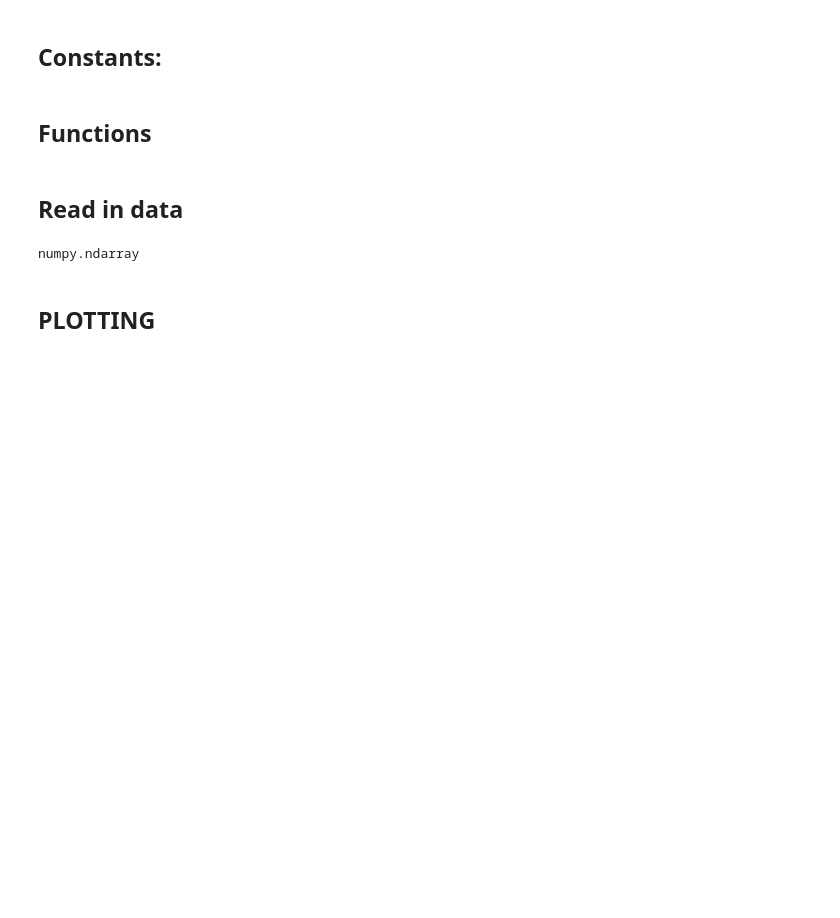
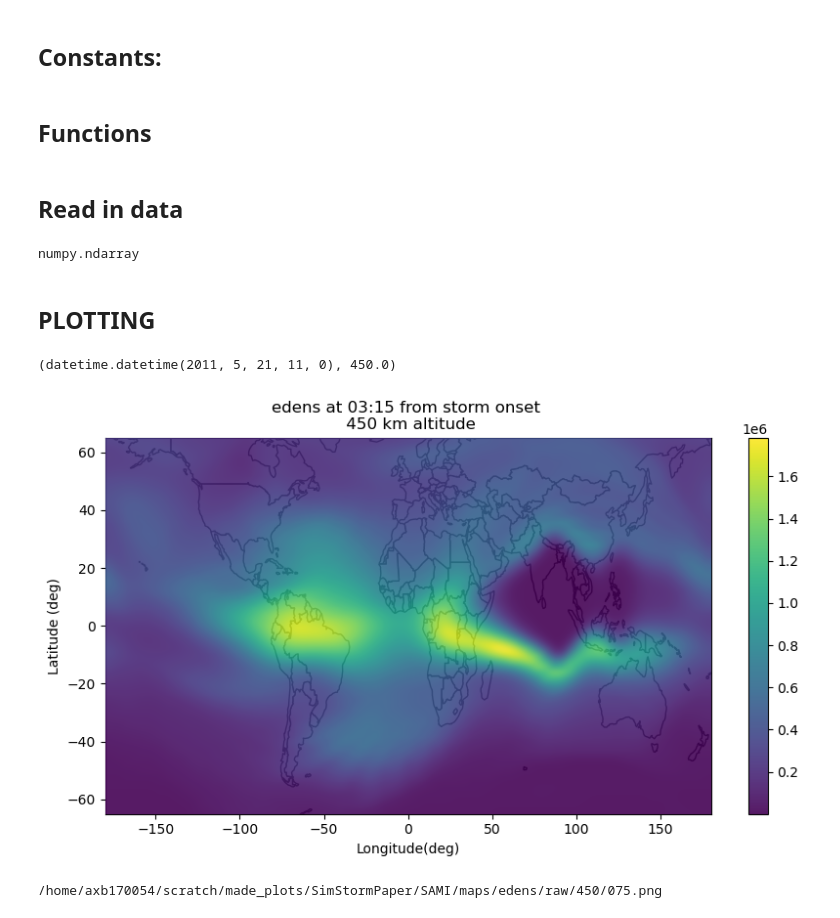
Before and after one commit to abukowski21/SAMI3-GITM-python, a Jupyter notebook: SamiKeosAndMaps.ipynb, the cells around one changed output. Cells and saved outputs as stored; diff of their text form; code cells hidden in the pictures; blank space fills up the shorter version.

```diff
--- a/SamiKeosAndMaps.ipynb
+++ b/SamiKeosAndMaps.ipynb
@@ -89,6 +90,13 @@ Available columns (for now) are:
 ## Functions
 # %%
 def read_sami_data():
+
+    """
+
+    return data_dict[col][number_time, lat, lon, alt]
+
+
+    """
 
 
     #times
@@ -384,3 +408,12 @@ def loop_keos(cols = cols, lon_keos = lon_keos, alts = alts, thread = True, plot
+# %%
+times[4], alts[4]
+# %% [output]
+(datetime.datetime(2011, 5, 21, 11, 0), 450.0)
+# %%
+call_maps('edens', times[75], 450, figtype = 'raw', save_or_show = 'show')
+# %% [output]
+[figure, added]
+/home/axb170054/scratch/made_plots/SimStormPaper/SAMI/maps/edens/raw/450/075.png
 # %%
 loop_maps(plottype = 'diff')
 # %%
```
Also changed, not shown: parts of 7 cells of this notebook.
